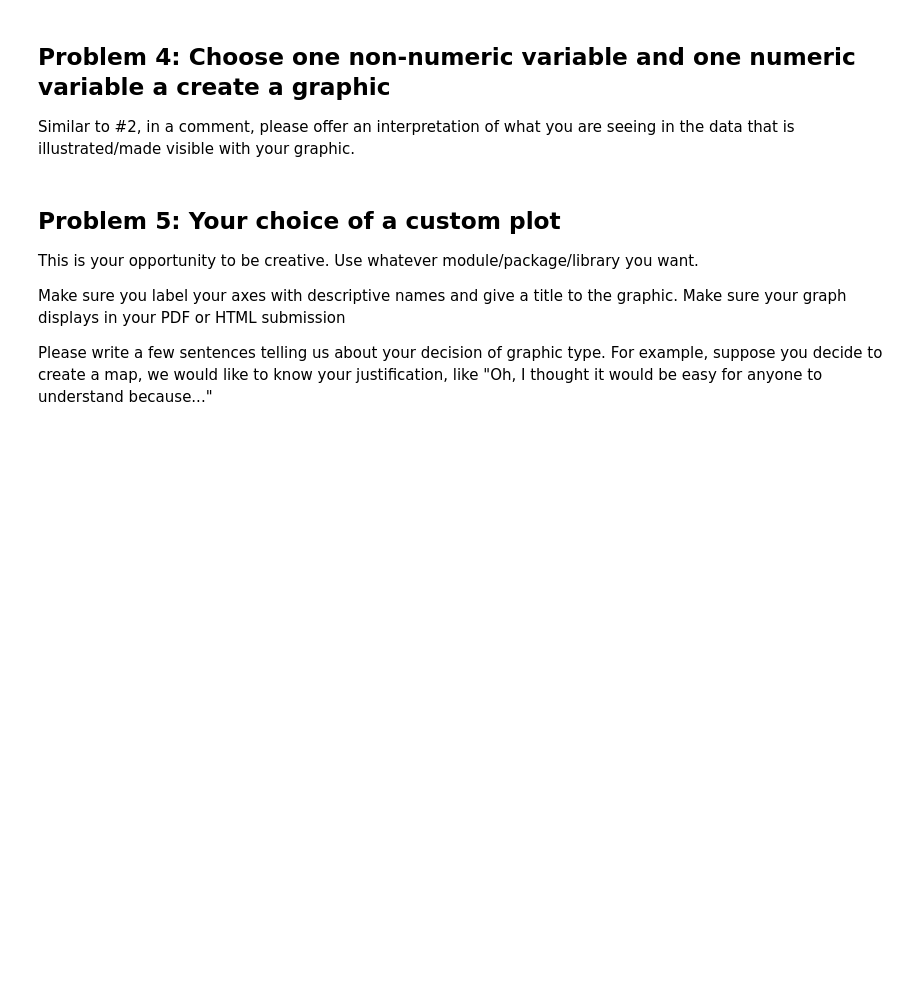
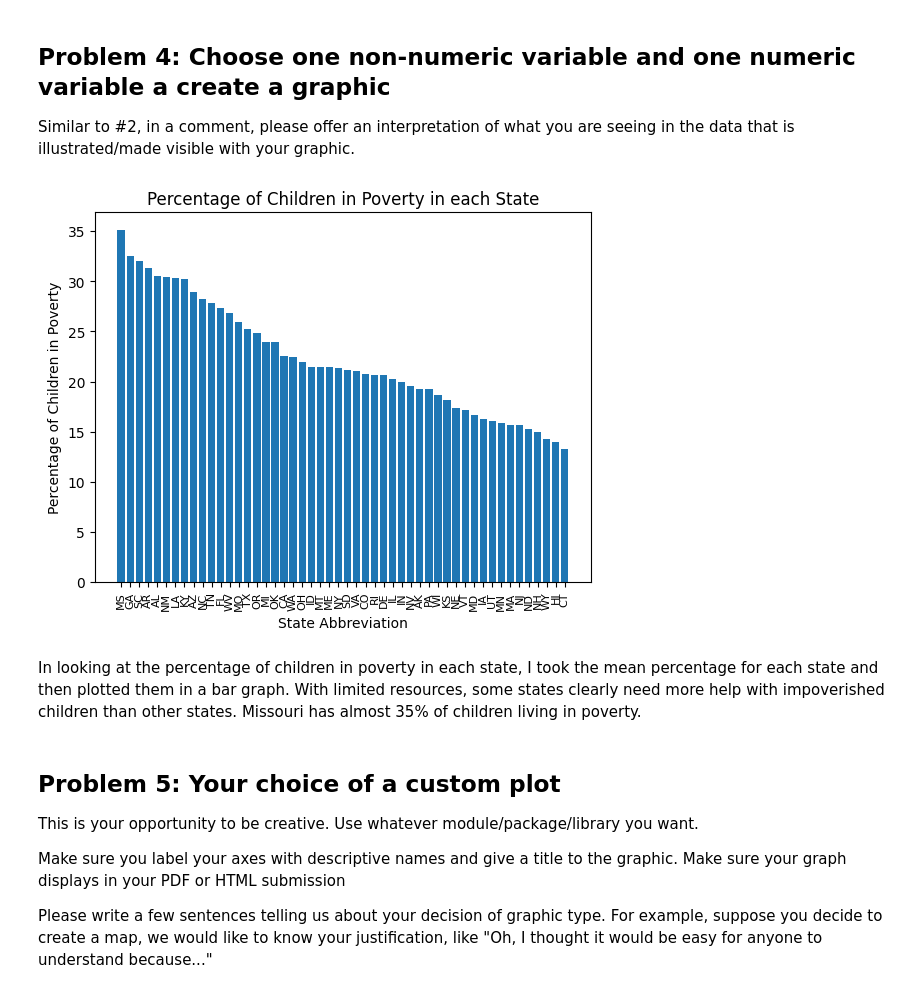
Before and after one commit to rialbeel/stats21, a Jupyter notebook: Homework/Homework8.ipynb, the cells around one changed output. Drawn from its saved outputs; the diff is of its cells as text; code cells hidden in the pictures; blank space fills up the shorter version.

```diff
--- a/Homework/Homework8.ipynb
+++ b/Homework/Homework8.ipynb
@@ -103,3 +99,21 @@ obesity["Children in Poverty"]
+# %%
+df = pd.DataFrame([obesity["State_ABB"], obesity["Children in Poverty"]]).transpose()
+sorted_df = df.groupby(by = "State_ABB").agg(np.mean)
+sorted_df = sorted_df.sort_values("Children in Poverty", ascending=False)
+sorted_df = sorted_df.reset_index()
+# %%
+## reserved for your answer
+plt.bar(sorted_df["State_ABB"], sorted_df["Children in Poverty"])
+plt.xlabel("State Abbreviation")
+plt.ylabel("Percentage of Children in Poverty")
+plt.xticks(fontsize = 8, rotation = 90)
+plt.title("Percentage of Children in Poverty in each State")
+
+plt.show()
+# %% [output]
+[figure, added]
+# %% [markdown]
+In looking at the percentage of children in poverty in each state, I took the mean percentage for each state and then plotted them in a bar graph. With limited resources, some states clearly need more help with impoverished children than other states. Missouri has almost 35% of children living in poverty.
 # %% [markdown]
 ## Problem 5: Your choice of a custom plot
 
```
Also changed, not shown: parts of 3 cells of this notebook.
